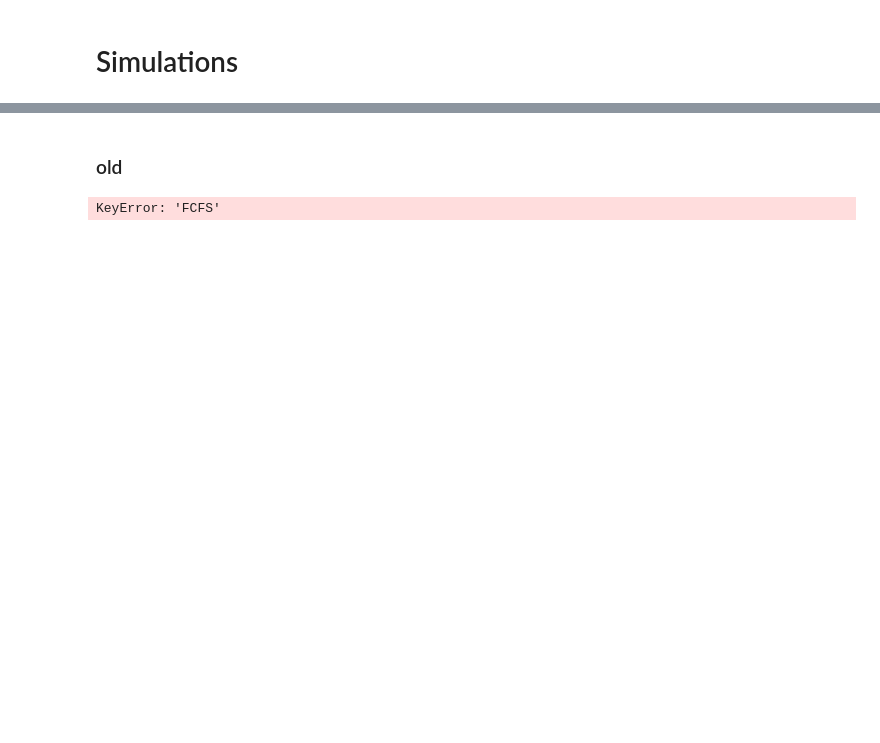
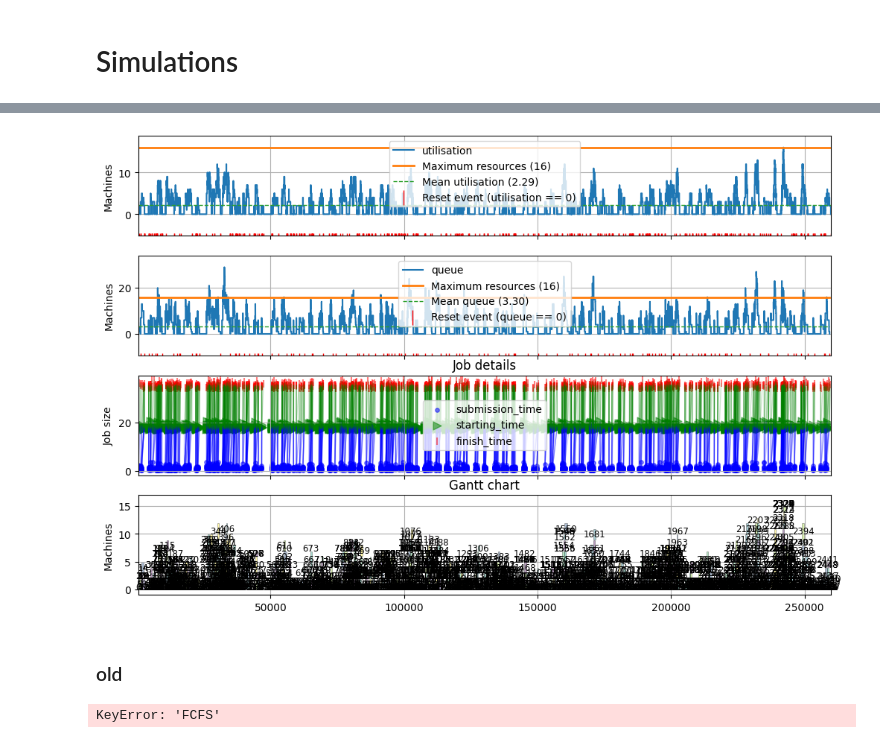
Before and after one commit to tanaxer01/bati-scheduler, a Jupyter notebook: Untitled.ipynb, the cells around one changed output, grey strips where cells are left out. Drawn from its saved outputs; the diff is of its cells as text; code cells hidden in the pictures; blank space fills up the shorter version.

```diff
--- a/Untitled.ipynb
+++ b/Untitled.ipynb
@@ -60,3 +89,8 @@ information["SchedulerMonitor"].T
+# %%
+jobsets["2TEST"].plot(with_details=True)
+plt.show()
+# %% [output]
+[figure, added]
 # %% [markdown]
 ### old
 # %%
```
Also changed, not shown: parts of 11 cells of this notebook, 25 other files.
